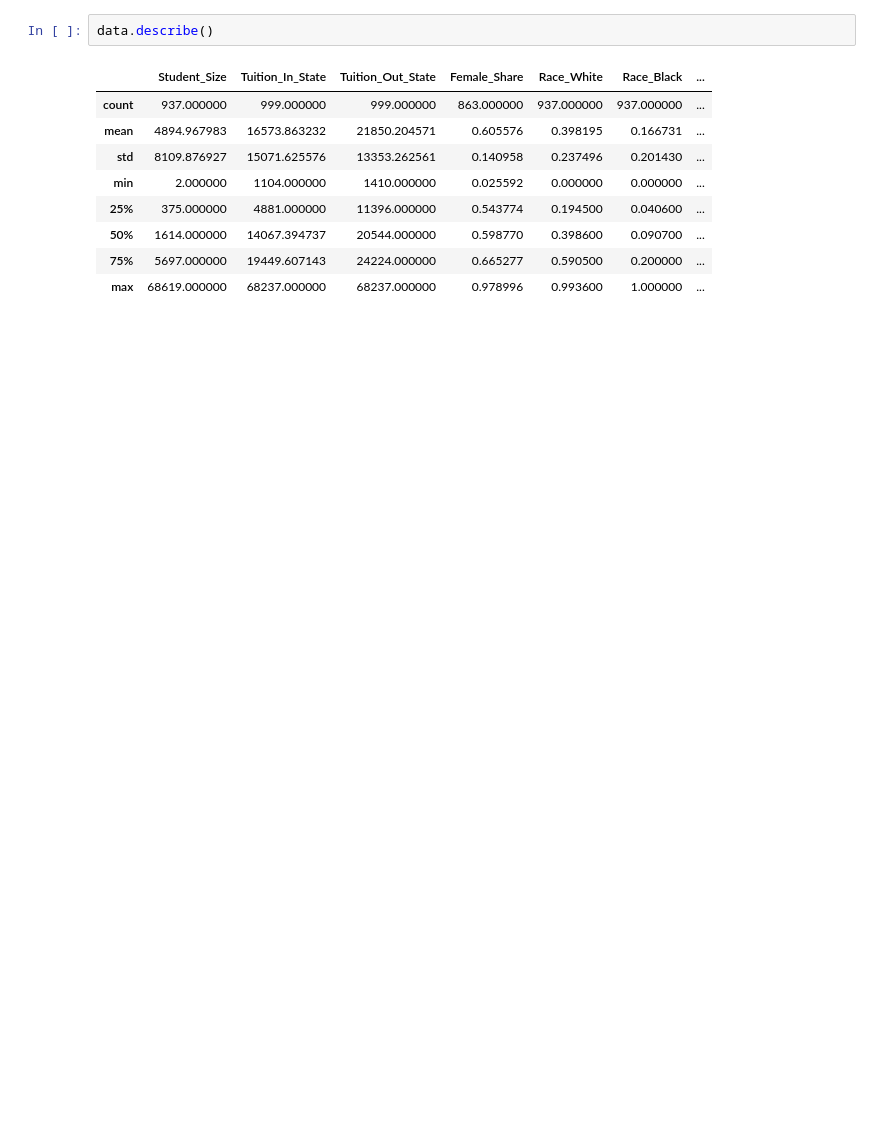
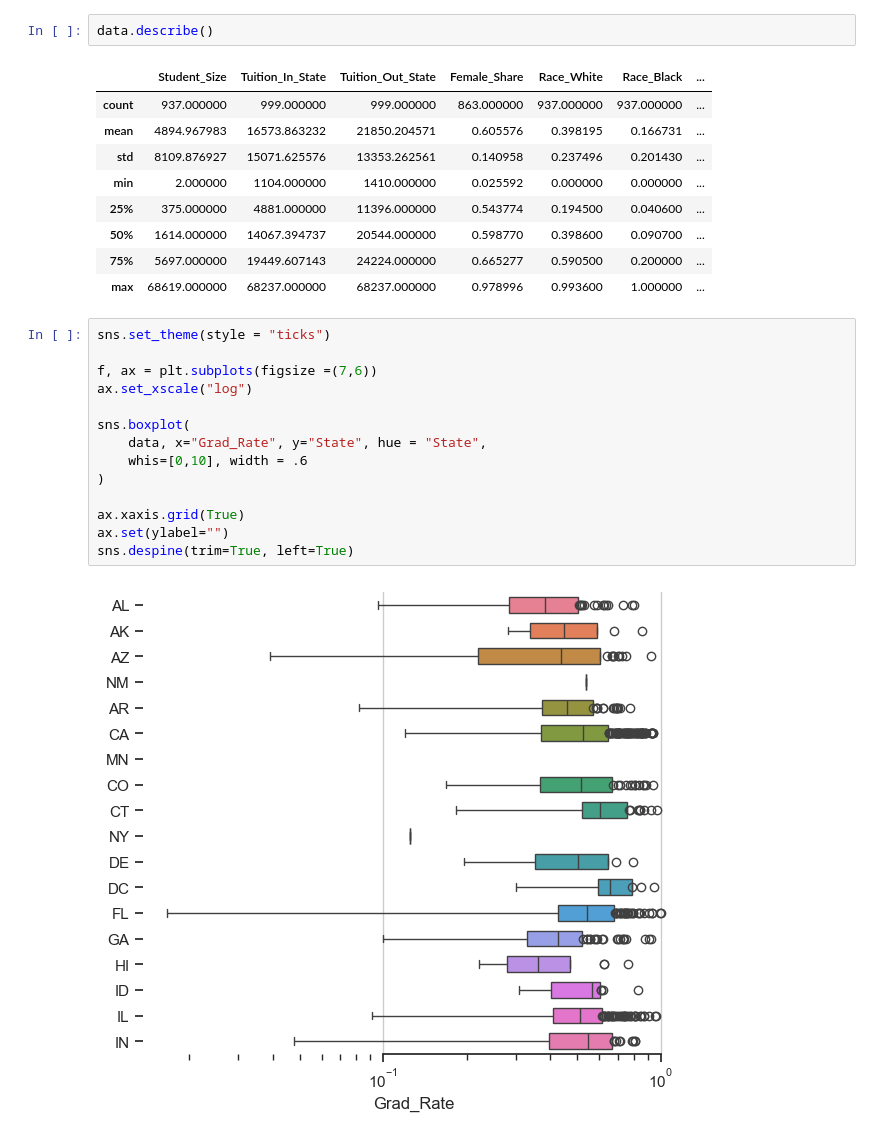
Before and after one commit to JNSREB2023/Data_Blog, a Jupyter notebook: EDA.ipynb, the cells around one changed output. Saved outputs shown, nothing was run; the diff lists cells and outputs as text; blank space fills up the shorter version.

```diff
--- a/EDA.ipynb
+++ b/EDA.ipynb
@@ -280,3 +292,19 @@ data.describe()
 | 50% | 1614.000000 | 14067.394737 | 20544.000000 | 0.598770 | 0.398600 | 0.090700 | ... |
 | 75% | 5697.000000 | 19449.607143 | 24224.000000 | 0.665277 | 0.590500 | 0.200000 | ... |
 | max | 68619.000000 | 68237.000000 | 68237.000000 | 0.978996 | 0.993600 | 1.000000 | ... |
+# %%
+sns.set_theme(style = "ticks")
+
+f, ax = plt.subplots(figsize =(7,6))
+ax.set_xscale("log")
+
+sns.boxplot(
+    data, x="Grad_Rate", y="State", hue = "State",
+    whis=[0,10], width = .6
+)
+
+ax.xaxis.grid(True)
+ax.set(ylabel="")
+sns.despine(trim=True, left=True)
+# %% [output]
+[figure, added]
```
Also changed, not shown: parts of 8 cells of this notebook, 21 other files.
